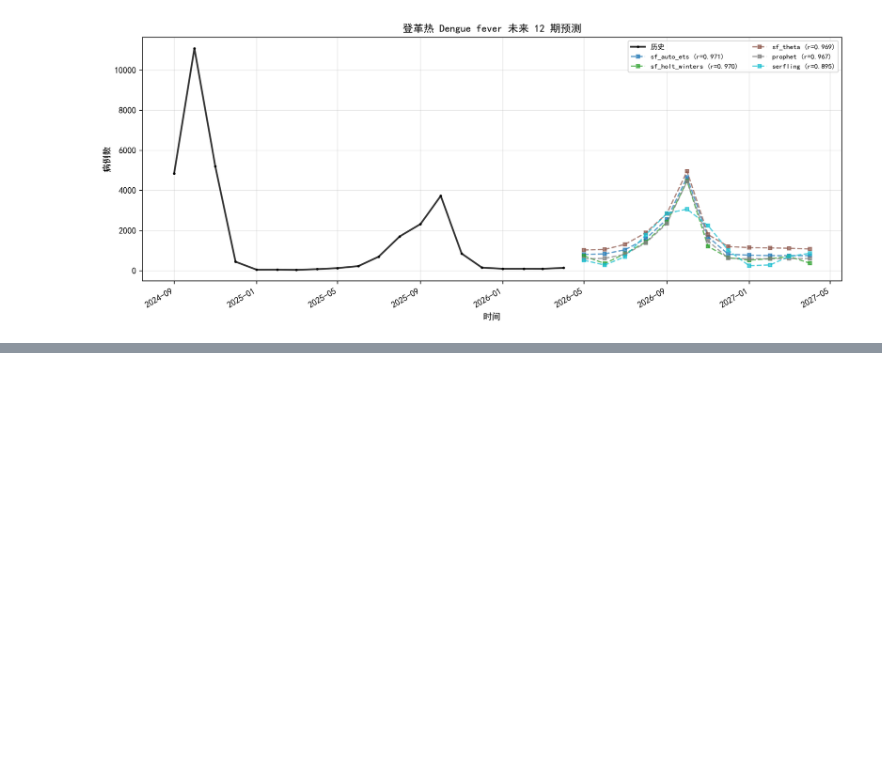
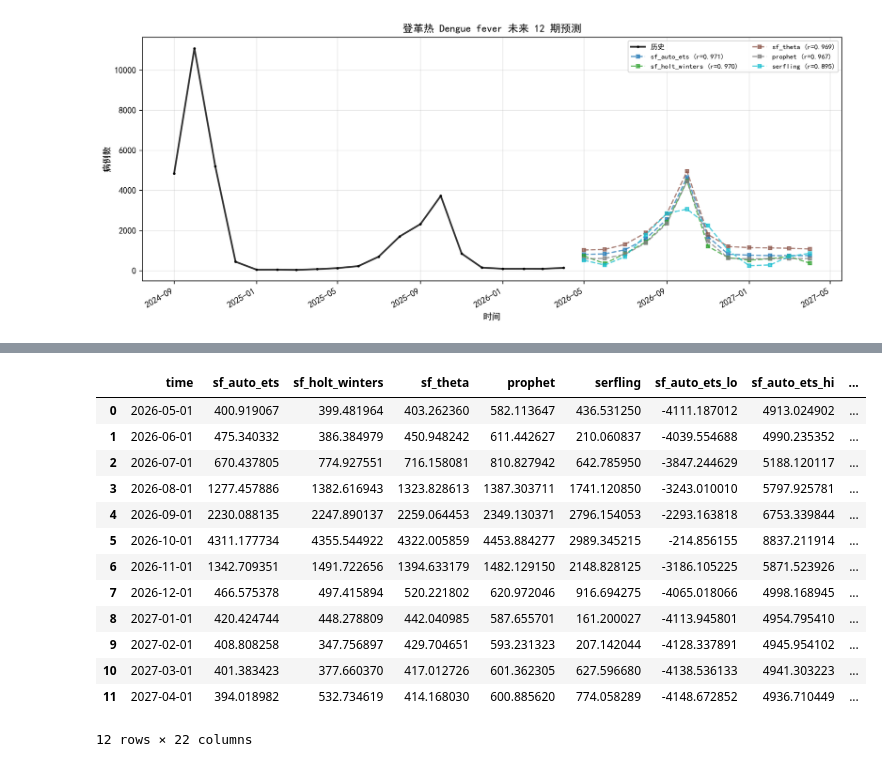
Before and after one commit to 1511878618/EpiAI, a Jupyter notebook: tutorial/tutorial_workflow.ipynb, the cells around one changed output, grey strips where cells are left out. Saved outputs shown, nothing was run; the diff lists cells and outputs as text; code cells hidden in the pictures; blank space fills up the shorter version.

```diff
--- a/tutorial/tutorial_workflow.ipynb
+++ b/tutorial/tutorial_workflow.ipynb
@@ -118,0 +229,17 @@ plot_forecast(
+# %%
+pred
+# %% [output]
+|  | time | sf_auto_ets | sf_holt_winters | sf_theta | prophet | serfling | sf_auto_ets_lo | sf_auto_ets_hi | ... |
+| 0 | 2026-05-01 | 400.919067 | 399.481964 | 403.262360 | 582.113647 | 436.531250 | -4111.187012 | 4913.024902 | ... |
+| 1 | 2026-06-01 | 475.340332 | 386.384979 | 450.948242 | 611.442627 | 210.060837 | -4039.554688 | 4990.235352 | ... |
+| 2 | 2026-07-01 | 670.437805 | 774.927551 | 716.158081 | 810.827942 | 642.785950 | -3847.244629 | 5188.120117 | ... |
+| 3 | 2026-08-01 | 1277.457886 | 1382.616943 | 1323.828613 | 1387.303711 | 1741.120850 | -3243.010010 | 5797.925781 | ... |
+| 4 | 2026-09-01 | 2230.088135 | 2247.890137 | 2259.064453 | 2349.130371 | 2796.154053 | -2293.163818 | 6753.339844 | ... |
+| 5 | 2026-10-01 | 4311.177734 | 4355.544922 | 4322.005859 | 4453.884277 | 2989.345215 | -214.856155 | 8837.211914 | ... |
+| 6 | 2026-11-01 | 1342.709351 | 1491.722656 | 1394.633179 | 1482.129150 | 2148.828125 | -3186.105225 | 5871.523926 | ... |
+| 7 | 2026-12-01 | 466.575378 | 497.415894 | 520.221802 | 620.972046 | 916.694275 | -4065.018066 | 4998.168945 | ... |
+| 8 | 2027-01-01 | 420.424744 | 448.278809 | 442.040985 | 587.655701 | 161.200027 | -4113.945801 | 4954.795410 | ... |
+| 9 | 2027-02-01 | 408.808258 | 347.756897 | 429.704651 | 593.231323 | 207.142044 | -4128.337891 | 4945.954102 | ... |
+| 10 | 2027-03-01 | 401.383423 | 377.660370 | 417.012726 | 601.362305 | 627.596680 | -4138.536133 | 4941.303223 | ... |
+| 11 | 2027-04-01 | 394.018982 | 532.734619 | 414.168030 | 600.885620 | 774.058289 | -4148.672852 | 4936.710449 | ... |
+12 rows × 22 columns
```
Also changed, not shown: parts of 5 cells of this notebook, 55 other files.
